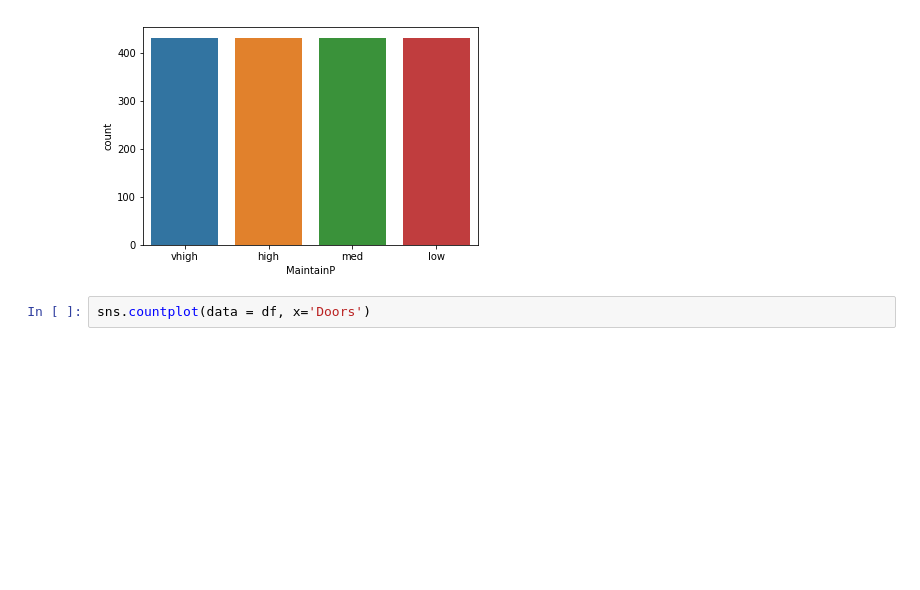
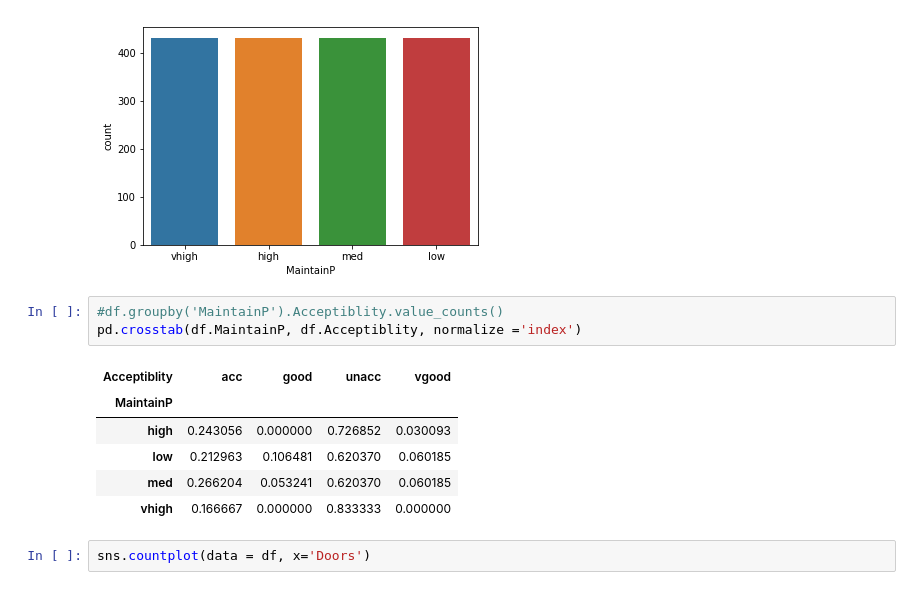
Before and after one commit to AbdullahAlSajid/Car-Acceptability-Classification, a Jupyter notebook: script .ipynb, the cells around one changed output. Saved outputs shown, nothing was run; the diff lists cells and outputs as text; blank space fills up the shorter version.

```diff
--- a/script .ipynb
+++ b/script .ipynb
@@ -50,6 +88,16 @@ sns.countplot(data = df, x='MaintainP')
 # %% [output]
 <matplotlib.axes._subplots.AxesSubplot at 0x...>
 [figure]
+# %%
+#df.groupby('MaintainP').Acceptiblity.value_counts()
+pd.crosstab(df.MaintainP, df.Acceptiblity, normalize ='index')
+# %% [output]
+| Acceptiblity | acc | good | unacc | vgood |
+| MaintainP |  |  |  |  |
+| high | 0.243056 | 0.000000 | 0.726852 | 0.030093 |
+| low | 0.212963 | 0.106481 | 0.620370 | 0.060185 |
+| med | 0.266204 | 0.053241 | 0.620370 | 0.060185 |
+| vhigh | 0.166667 | 0.000000 | 0.833333 | 0.000000 |
 # %%
 sns.countplot(data = df, x='Doors')
 # %% [output]
```
Also changed, not shown: parts of 8 cells of this notebook.
